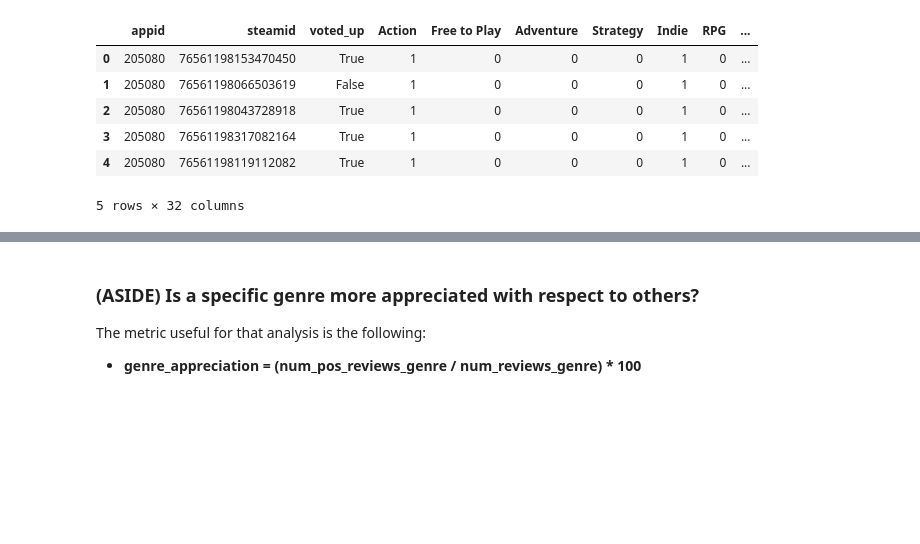
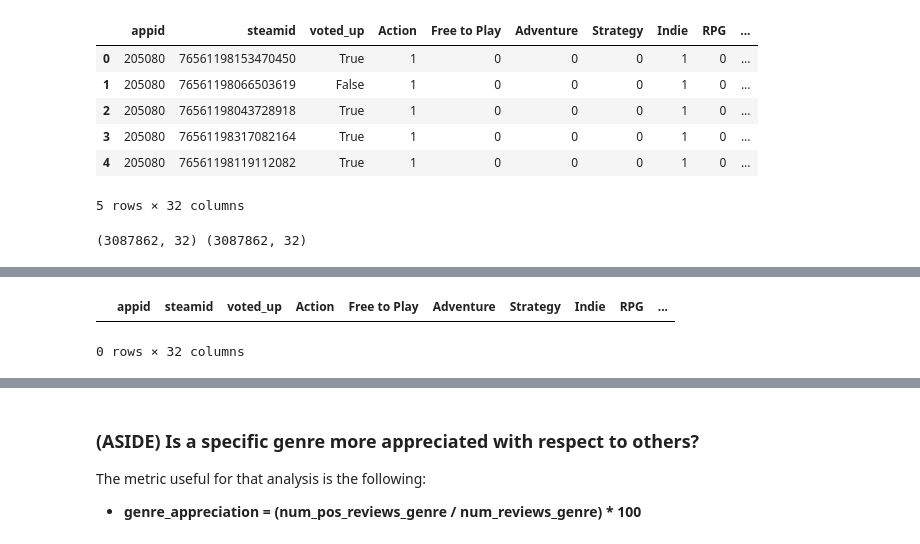
Before and after one commit to Amatofrancesco99/dsbda2022, a Jupyter notebook: notebooks/hypotheses/distributed/3rd.ipynb, the cells around one changed output, grey strips where cells are left out. Saved outputs shown, nothing was run; the diff lists cells and outputs as text; code cells hidden in the pictures; blank space fills up the shorter version.

```diff
--- a/notebooks/hypotheses/distributed/3rd.ipynb
+++ b/notebooks/hypotheses/distributed/3rd.ipynb
@@ -209,16 +208,10 @@ entire_df.to_spark().limit(5).toPandas()
 | 4 | 205080 | 76561198119112082 | True | 1 | 0 | 0 | 0 | 1 | 0 | ... |
 5 rows × 32 columns
 # %%
-import pyspark.pandas as ps
-# ps.set_option('compute.ops_on_diff_frames', True)
+import pyspark.pandas as pspd
 
-def f(x):
-    return x.sort_values(['appid', 'steamid']).reset_index(drop=True)
-
-# print(f(entire_df).equals(f(joined_reviews_games_df)).iloc[:1000, :].all())
-entire_df.Education.hasnans#isnull().values.any()
-# ps.reset_option('compute.ops_on_diff_frames')
-
-import pyspark.pandas as pspd
+print(joined_reviews_games_df.shape, entire_df.shape)
 missing = pspd.concat([entire_df, joined_reviews_games_df, joined_reviews_games_df]).drop_duplicates(keep=False)
-# print(joined_reviews_games_df.shape, entire_df.shape)
+missing.to_pandas()
+# %% [output]
+(3087862, 32) (3087862, 32)
@@ -224,0 +235,2 @@ missing = pspd.concat([entire_df, joined_reviews_games_df, joined_reviews_games_
+|  | appid | steamid | voted_up | Action | Free to Play | Adventure | Strategy | Indie | RPG | ... |
+0 rows × 32 columns
```
Also changed, not shown: parts of 8 cells of this notebook.
